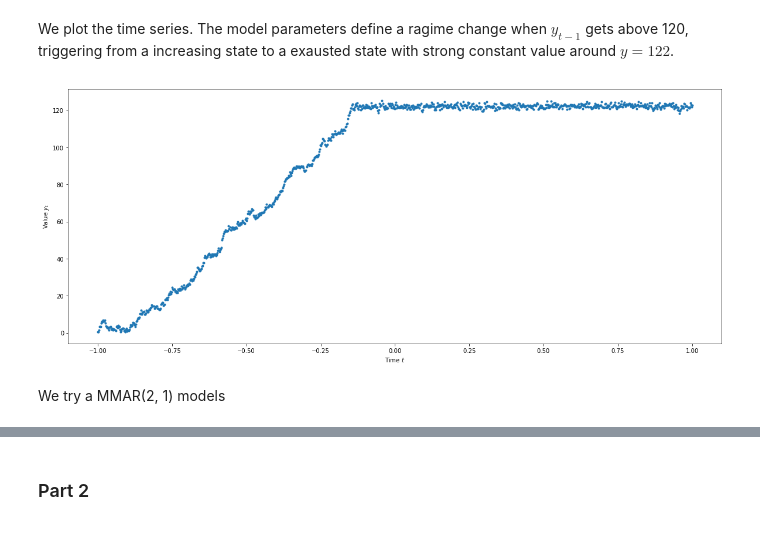
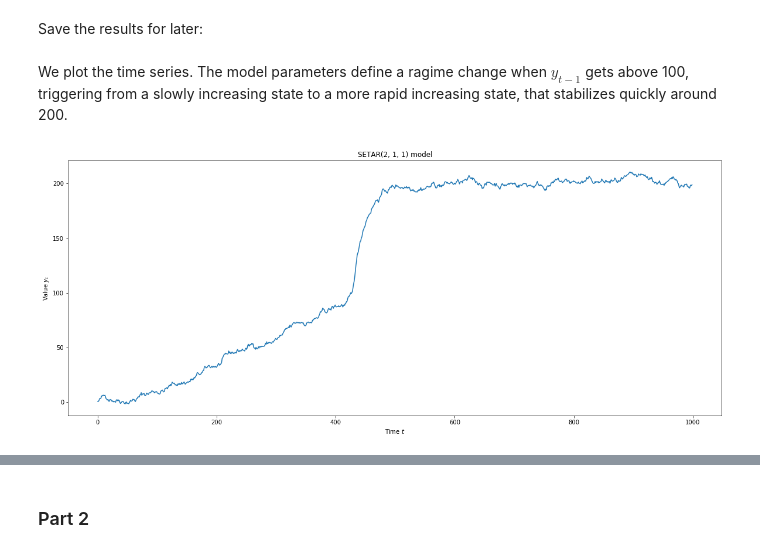
Before and after one commit to niklascp/02427-advanced-ts, a Jupyter notebook: ex1/ex1.ipynb, the cells around one changed output, grey strips where cells are left out. Saved outputs shown, nothing was run; the diff lists cells and outputs as text; code cells hidden in the pictures.

```diff
--- a/ex1/ex1.ipynb
+++ b/ex1/ex1.ipynb
@@ -26,0 +23,3 @@ r = np.random.randn(N)
+# %%
+N = 1000
+ts = np.arange(N)
@@ -29,11 +41,18 @@ We define a $\text{SETAR}(2, 1, 1)$ model, i.e. two regimes, delay 1 and auto-re
 # %%
-def setar(x, r):
-    assert len(x) == len(r)
-    y = np.empty_like(r)
+def setar(N):
+    r = np.random.randn(N)
+    y = np.empty(N)
     y[0] = r[0]
-    for t in range(1, len(x)):
-        if y[t-1] < 120:
-            y[t] = .25 + 1 * y[t-1] + r[t]
+    for t in range(1, N):
+        if y[t-1] < 100:
+            y[t] = .2 + y[t-1] + r[t]
         else:
-            y[t] = 110 + .1 * y[t-1] + r[t]
-    return  y
+            y[t] = 10 + 0.95*y[t-1] + r[t]
+    return y, r
+# %%
+# Ensure reproducability
+np.random.seed(seed=42)
+# Run N simulations
+y_setar, r_setar = setar(N)
+# %% [markdown]
+Save the results for later:
@@ -40,10 +61,11 @@ def setar(x, r):
 # %% [markdown]
-We plot the time series. The model parameters define a ragime change when $y_{t - 1}$ gets above 120, triggering from a increasing state to a exausted state with strong constant value around $y = 122$.
+We plot the time series. The model parameters define a ragime change when $y_{t - 1}$ gets above 100, triggering from a slowly increasing state to a more rapid increasing state, that stabilizes quickly around 200.
 # %%
 fig, ax = plt.subplots(figsize = (20, 8))
+ax.set_title('SETAR(2, 1, 1) model')
 ax.set_xlabel(r'Time $t$')
 ax.set_ylabel(r'Value $y_t$')
-ax.plot(x, y_setar, marker = '.', linestyle = '')
+ax.plot(ts, y_setar, marker = '', linestyle = '-')
 None
 # %% [output]
-[figure, old version]
+[figure, new version]
@@ -52,2 +71,0 @@ y_setar = setar(x, r)
-# %% [markdown]
-We try a MMAR(2, 1) models
```
Also changed, not shown: parts of 56 cells of this notebook, 3 other files.
